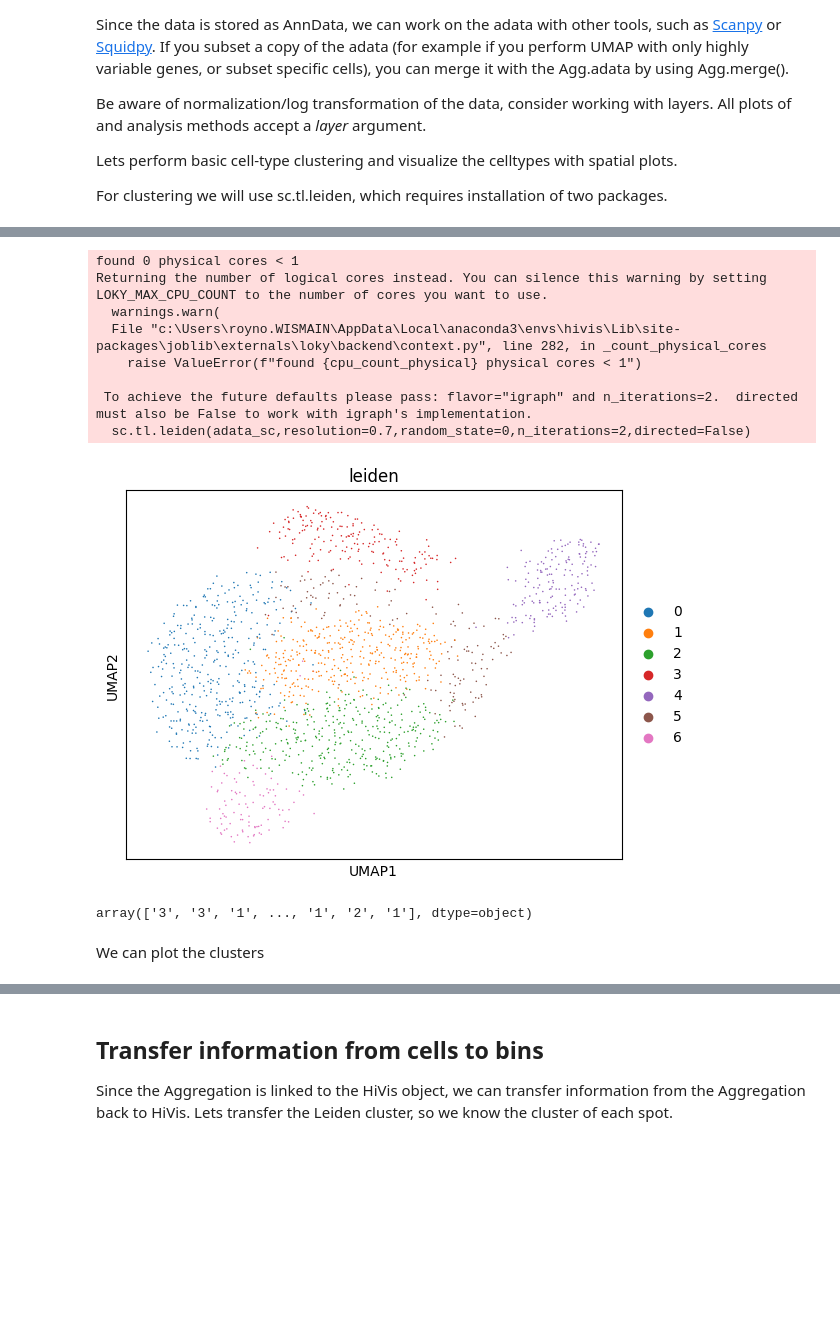
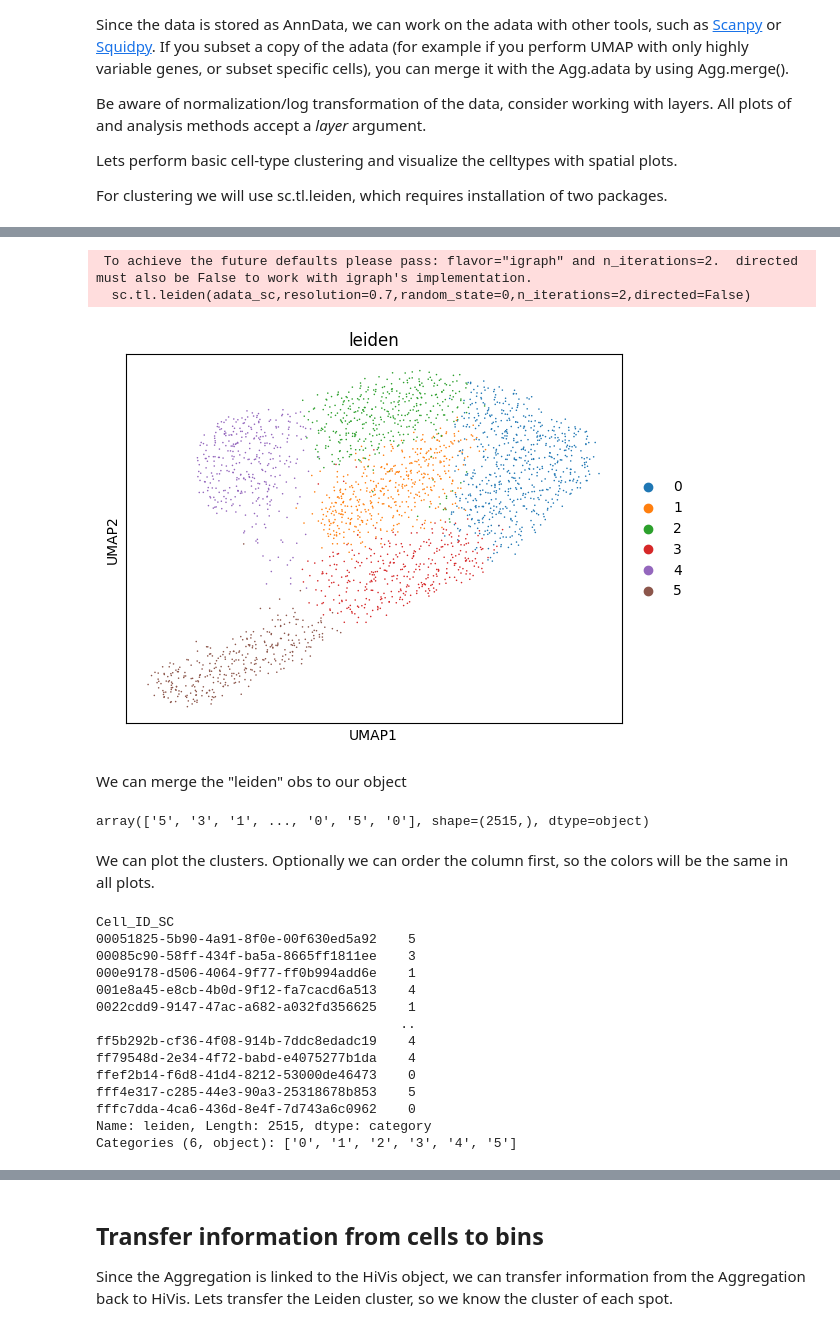
Before and after one commit to roynov01/HiVis, a Jupyter notebook: tutorials/3_single-cell_aggregation.ipynb, the cells around one changed output, grey strips where cells are left out. Saved outputs shown, nothing was run; the diff lists cells and outputs as text; code cells hidden in the pictures; blank space fills up the shorter version.

```diff
--- a/tutorials/3_single-cell_aggregation.ipynb
+++ b/tutorials/3_single-cell_aggregation.ipynb
@@ -30,9 +30,7 @@ In this tutorial we will run the segmentation on a small subset of the tissue, t
 
 In this case we will use "mouse_intestine_subset_fullres.tif", "mouse_intestine_subset_tissue_positions.csv", "mouse_intestine_subset_scalefactors_json.json" for the Stardist script.
 # %%
-xlim = (0, 400)
-ylim = (3300, 3700)
-sub = si[(si["um_x"] > xlim[0]) & (si["um_x"] < xlim[1]) & (si["um_y"] > ylim[0]) & (si["um_y"] < ylim[1]),:]
-_ = sub.export_images(force=True)
+sub = si.crop(xlim=(0, 400), ylim=(3300, 3700))
+_ = sub.export_images()
 # %% [output]
 Aggregation [intestine_part] is empty
@@ -141,36 +110,49 @@ Successfully installed igraph-0.11.8 leidenalg-0.10.2 texttable-1.7.0
 # %%
 import scanpy as sc
 
-adata_sc = si.agg["SC"].adata.copy()
+adata_sc = sub.agg["SC"].adata.copy()
 sc.pp.normalize_total(adata_sc, target_sum=1e4)
 adata_sc.var["expression_mean"] = np.array(adata_sc.X.mean(axis=0)).flatten()/1e4
 adata_sc.var["expression_max"] =  np.array(adata_sc.X.max(axis=0).toarray()).flatten()/1e4
 sc.pp.log1p(adata_sc)
 sc.pp.highly_variable_genes(adata_sc, n_top_genes=1000)
-adata_sc_full = adata_sc.copy()
 adata_sc = adata_sc[:,(adata_sc.var['highly_variable'] == True) ].copy()
 sc.pp.scale(adata_sc, max_value=10)
 sc.tl.pca(adata_sc, svd_solver="arpack")
 sc.pp.neighbors(adata_sc, n_neighbors=15, n_pcs=20)
 sc.tl.umap(adata_sc)
 sc.tl.leiden(adata_sc,resolution=0.7,random_state=0,n_iterations=2,directed=False)
 sc.pl.umap(adata_sc,color="leiden",size=5)
 # %% [output]
-found 0 physical cores < 1
-Returning the number of logical cores instead. You can silence this warning by setting LOKY_MAX_CPU_COUNT to the number of cores you want to use.
-  warnings.warn(
-  File "c:\Users\royno.WISMAIN\AppData\Local\anaconda3\envs\hivis\Lib\site-packages\joblib\externals\loky\backend\context.py", line 282, in _count_physical_cores
-    raise ValueError(f"found {cpu_count_physical} physical cores < 1")
-
  To achieve the future defaults please pass: flavor="igraph" and n_iterations=2.  directed must also be False to work with igraph's implementation.
   sc.tl.leiden(adata_sc,resolution=0.7,random_state=0,n_iterations=2,directed=False)
-[figure, old version]
+[figure, new version]
+# %% [markdown]
+We can merge the "leiden" obs to our object
 # %%
-si.agg["SC"].merge(adata_sc,obs="leiden")
-si.agg["SC"]["leiden"]
+sub.agg["SC"].merge(adata_sc,obs="leiden")
+sub.agg["SC"]["leiden"]
 # %% [output]
-array(['3', '3', '1', ..., '1', '2', '1'], dtype=object)
+array(['5', '3', '1', ..., '0', '5', '0'], shape=(2515,), dtype=object)
 # %% [markdown]
-We can plot the clusters
+We can plot the clusters.  Optionally we can order the column first, so the colors will be the same in all plots.
+# %%
+sub.agg["SC"].adata.obs["leiden"] = sub.agg["SC"].adata.obs["leiden"].cat.reorder_categories(sorted(sub.agg["SC"].adata.obs["leiden"].cat.categories, key=str), ordered=True)
+sub.agg["SC"].adata.obs["leiden"]
+# %% [output]
+Cell_ID_SC
+00051825-5b90-4a91-8f0e-00f630ed5a92    5
+00085c90-58ff-434f-ba5a-8665ff1811ee    3
+000e9178-d506-4064-9f77-ff0b994add6e    1
+001e8a45-e8cb-4b0d-9f12-fa7cacd6a513    4
+0022cdd9-9147-47ac-a682-a032fd356625    1
+                                       ..
+ff5b292b-cf36-4f08-914b-7ddc8edadc19    4
+ff79548d-2e34-4f72-babd-e4075277b1da    4
+ffef2b14-f6d8-41d4-8212-53000de46473    0
+fff4e317-c285-44e3-90a3-25318678b853    5
+fffc7dda-4ca6-436d-8e4f-7d743a6c0962    0
+Name: leiden, Length: 2515, dtype: category
+Categories (6, object): ['0', '1', '2', '3', '4', '5']
 # %%
 cmap = "tab10"
```
Also changed, not shown: parts of 16 cells of this notebook, 2 other files.
